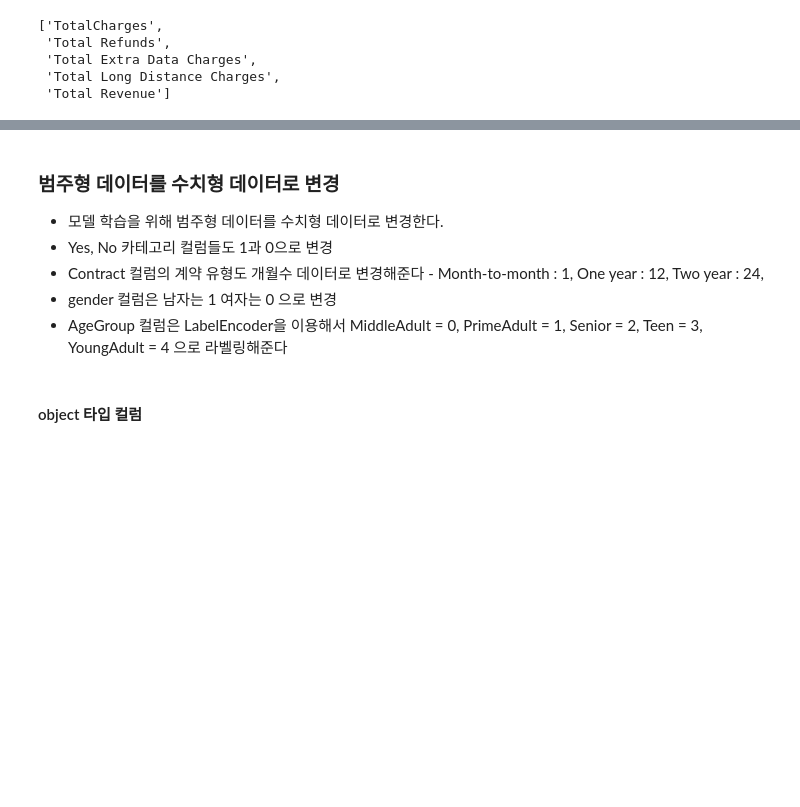
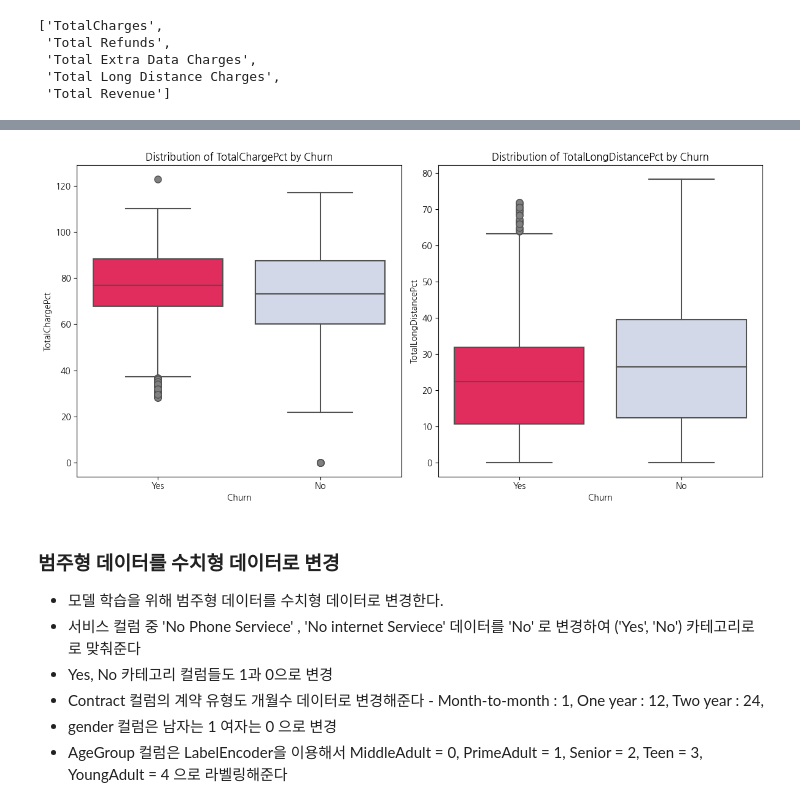
Before and after one commit to skywalker221-Minsoo/-DS-_ZeroBase_ML_Project, a Jupyter notebook: 장윤영/Telcom_Customer_Churn.ipynb, the cells around one changed output, grey strips where cells are left out. Saved outputs shown, nothing was run; the diff lists cells and outputs as text; code cells hidden in the pictures; blank space fills up the shorter version.

```diff
--- a/장윤영/Telcom_Customer_Churn.ipynb
+++ b/장윤영/Telcom_Customer_Churn.ipynb
@@ -481,6 +577,37 @@ churn_data[['TotalCharges', 'Total Refunds', 'RefundRate']].tail()
+# %%
+plt.figure(figsize=(12, 6))
+
+# Total Revenue 에 따른 이탈 여부
+plt.subplot(1,2,1)
+sns.boxplot(x='Churn', y='TotalChargePct',
+            flierprops=dict(marker='o', markersize=8, markerfacecolor='gray'),
+            data=charge_df,
+            palette=['#ff0f4f', '#CED7EA'])
+
+plt.xlabel('Churn')
+plt.ylabel('TotalChargePct')
+plt.title('Distribution of TotalChargePct by Churn')
+
+# TotalLongDistancePct 에 따른 이탈 여부
+plt.subplot(1,2,2)
+sns.boxplot(x='Churn', y='TotalLongDistancePct',
+            flierprops=dict(marker='o', markersize=8, markerfacecolor='gray'),
+            data=charge_df,
+            palette=['#ff0f4f', '#CED7EA'])
+
+plt.xlabel('Churn')
+plt.ylabel('TotalLongDistancePct')
+plt.title('Distribution of TotalLongDistancePct by Churn')
+
+
+plt.tight_layout()
+plt.show()
+# %% [output]
+[figure, added]
 # %% [markdown]
 ### 범주형 데이터를 수치형 데이터로 변경
 - 모델 학습을 위해 범주형 데이터를 수치형 데이터로 변경한다.
+- 서비스 컬럼 중 'No Phone Serviece' , 'No internet Serviece'  데이터를 'No' 로 변경하여 ('Yes', 'No') 카테고리로 로 맞춰준다
 - Yes, No 카테고리 컬럼들도 1과 0으로 변경
 - Contract 컬럼의 계약 유형도 개월수 데이터로 변경해준다 - Month-to-month : 1, One year : 12, Two year : 24,
 - gender 컬럼은 남자는 1 여자는 0 으로 변경
@@ -488,8 +615,6 @@ churn_data[['TotalCharges', 'Total Refunds', 'RefundRate']].tail()
 # %%
 from sklearn.preprocessing import LabelEncoder
 le = LabelEncoder()
-# %% [markdown]
-#### object 타입 컬럼
 # %%
 # object 타입 컬럼만 추출
 object_cols = churn_data.select_dtypes(include=[object]).columns
```
Also changed, not shown: parts of 29 cells of this notebook.
